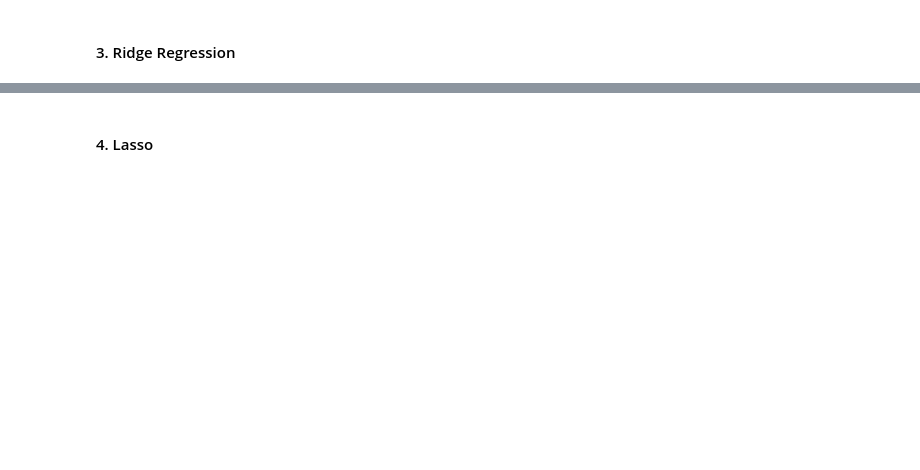
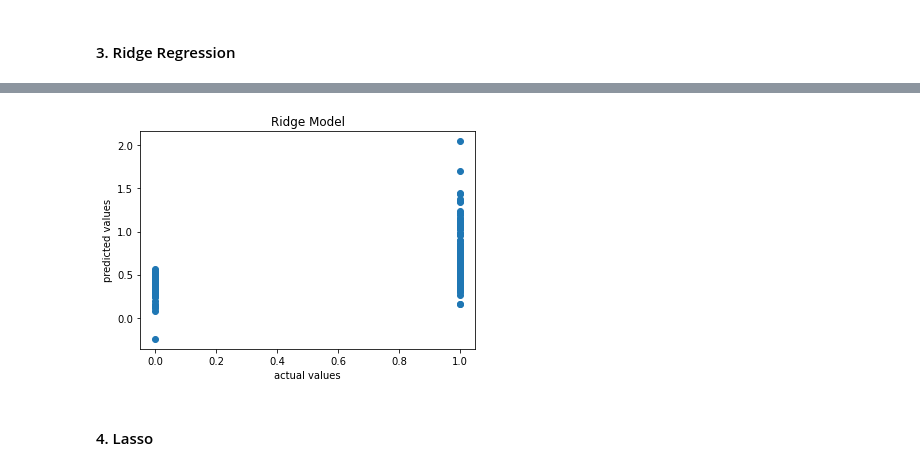
Before and after one commit to yaelnidam/CSS_Project2_Team1_Fall2020, a Jupyter notebook: project2.ipynb, the cells around one changed output, grey strips where cells are left out. Saved outputs shown, nothing was run; the diff lists cells and outputs as text; code cells hidden in the pictures; blank space fills up the shorter version.

```diff
--- a/project2.ipynb
+++ b/project2.ipynb
@@ -292,2 +402,14 @@ lin_model = lin_reg.fit(X_train, y_train)
+# %%
+# use the model to make predictions
+ridge_pred = ridge_model.predict(X_validate)
+
+# plot the predictions
+plt.scatter(y_validate, ridge_pred)
+plt.title('Ridge Model')
+plt.xlabel('actual values')
+plt.ylabel('predicted values')
+plt.show()
+# %% [output]
+[figure, added]
 # %% [markdown]
 #### 4. Lasso
```
Also changed, not shown: parts of 35 cells of this notebook.
